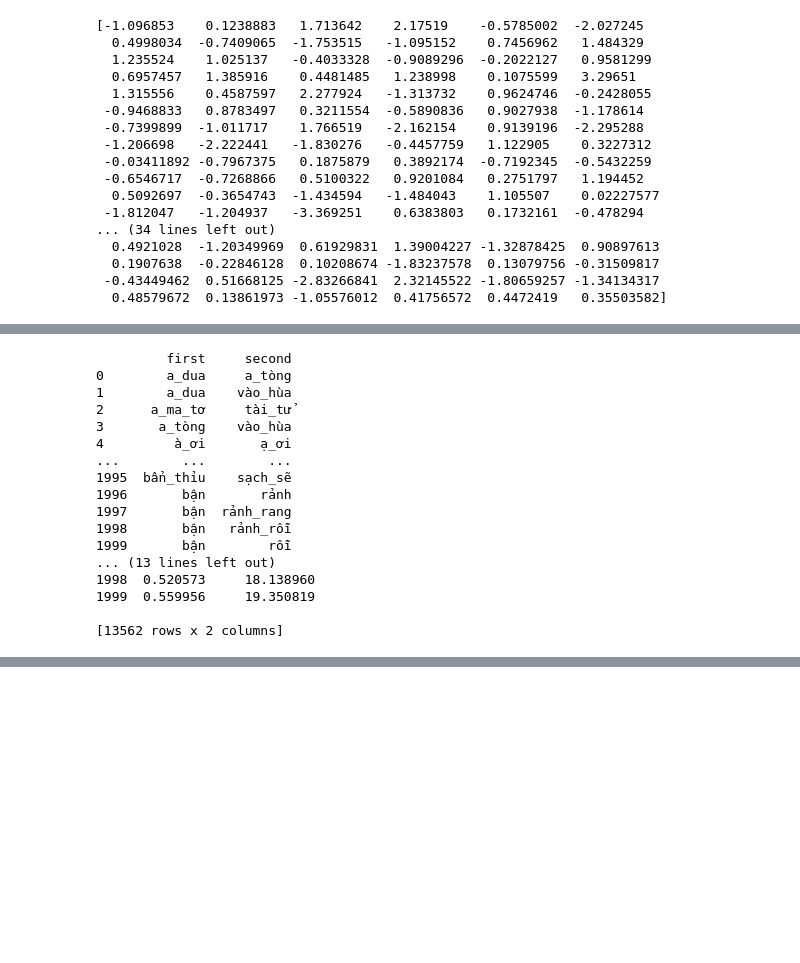
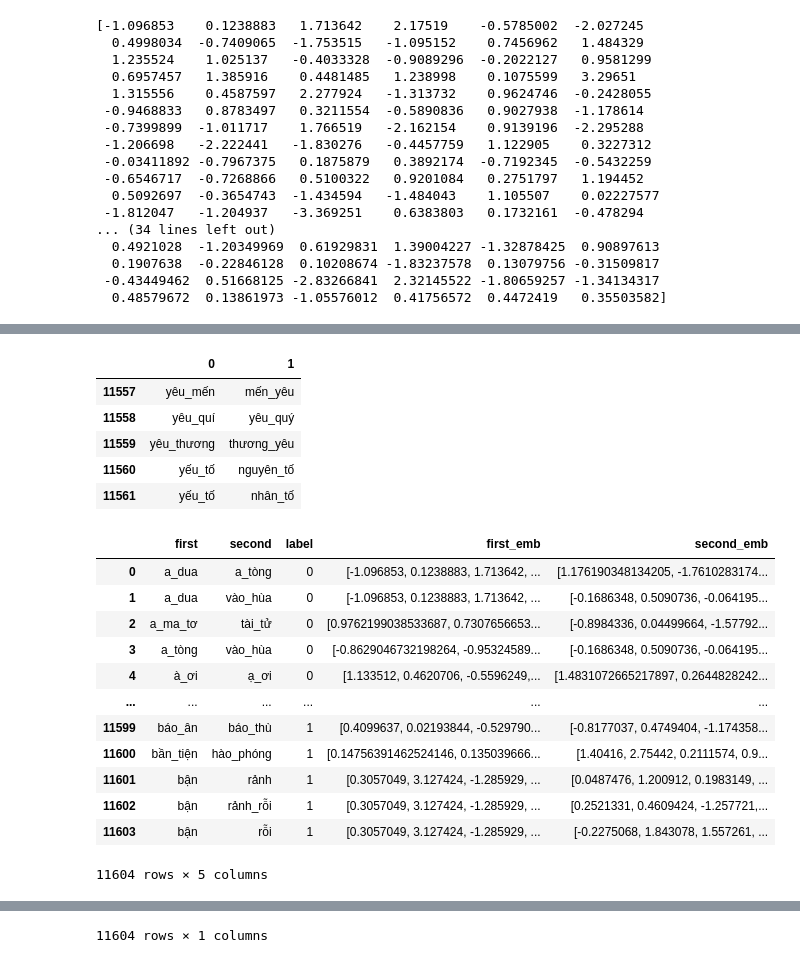
Before and after one commit to superkink3124/Word-Similarity, a Jupyter notebook: task/task3.ipynb, the cells around one changed output, grey strips where cells are left out. Drawn from its saved outputs; the diff is of its cells as text; code cells hidden in the pictures; blank space fills up the shorter version.

```diff
--- a/task/task3.ipynb
+++ b/task/task3.ipynb
@@ -100,20 +149,31 @@ print(np.random.randn(150))
 # %%
-def get_emb(s):
-    if s in word2vec:
-        return word2vec[s]
-    else:
-        return np.random.randn(150)
-# Extract the labels
-labels = np.array(data['label'].astype(np.int32)).reshape((-1, ))
-features = data.drop(columns = ['label'])
-print(features)
+
+# load train data and remove leakage data
+
+anto = pd.read_table("../antonym-synonym set/Antonym_vietnamese.txt", sep=" ", header=None)
+syn = pd.read_table("../antonym-synonym set/Synonym_vietnamese.txt", sep=" ", header=None)
+display(anto.tail())
+display(syn.tail())
+anto["label"] = 1
+syn["label"] = 0
+data = pd.concat([syn, anto])
+data.columns = ["first", "second", "label"]
+
+data = data[~data.set_index(['first','second']).index.isin(test_features.set_index(['Word1','Word2']).index)].reset_index().drop(columns="index")
+
+features = data.copy()
 features['first_emb'] = features.apply(lambda row: get_emb(row['first']), axis=1)
 features['second_emb'] = features.apply(lambda row: get_emb(row['second']), axis=1)
-features['cos'] = features.apply(lambda row: spatial.distance.cosine(row['first_emb'], row['second_emb']), axis=1)
-features['norm_of_diff'] = features.apply(lambda row: np.linalg.norm(row['first_emb'] - row['second_emb']), axis=1)
-features = features.drop(columns = ['first', 'second', 'first_emb', 'second_emb'])
-print(labels)
-print(features)
-X = features
-y = labels
+
+# features = features[features['first_emb'] != "missing"]
+# features = features[features['second_emb'] != "missing"]
+
+display(features)
+
+features['cos'] = features.apply(lambda row: 1 - spatial.distance.cosine(row['first_emb'], row['second_emb']), axis=1)
+# features['norm_of_diff'] = features.apply(lambda row: np.linalg.norm(row['first_emb'] - row['second_emb']), axis=1)
+X = features.drop(columns = ['first', 'second', 'first_emb', 'second_emb', 'label'])
+y = np.array(features['label'].astype(np.int32)).reshape((-1, ))
+
+display(X)
 # %% [output]
@@ -120,17 +186,19 @@ y = labels
+|  | 0 | 1 |
+| 11557 | yêu_mến | mến_yêu |
+| 11558 | yêu_quí | yêu_quý |
+| 11559 | yêu_thương | thương_yêu |
+| 11560 | yếu_tố | nguyên_tố |
+| 11561 | yếu_tố | nhân_tố |
+|  | first | second | label | first_emb | second_emb |
+| 0 | a_dua | a_tòng | 0 | [-1.096853, 0.1238883, 1.713642, ... | [1.176190348134205, -1.7610283174... |
+| 1 | a_dua | vào_hùa | 0 | [-1.096853, 0.1238883, 1.713642, ... | [-0.1686348, 0.5090736, -0.064195... |
+| 2 | a_ma_tơ | tài_tử | 0 | [0.9762199038533687, 0.7307656653... | [-0.8984336, 0.04499664, -1.57792... |
+| 3 | a_tòng | vào_hùa | 0 | [-0.8629046732198264, -0.95324589... | [-0.1686348, 0.5090736, -0.064195... |
+| 4 | à_ơi | ạ_ơi | 0 | [1.133512, 0.4620706, -0.5596249,... | [1.4831072665217897, 0.2644828242... |
+| ... | ... | ... | ... | ... | ... |
+| 11599 | báo_ân | báo_thù | 1 | [0.4099637, 0.02193844, -0.529790... | [-0.8177037, 0.4749404, -1.174358... |
+| 11600 | bần_tiện | hào_phóng | 1 | [0.14756391462524146, 0.135039666... | [1.40416, 2.75442, 0.2111574, 0.9... |
+| 11601 | bận | rảnh | 1 | [0.3057049, 3.127424, -1.285929, ... | [0.0487476, 1.200912, 0.1983149, ... |
+| 11602 | bận | rảnh_rỗi | 1 | [0.3057049, 3.127424, -1.285929, ... | [0.2521331, 0.4609424, -1.257721,... |
+| 11603 | bận | rỗi | 1 | [0.3057049, 3.127424, -1.285929, ... | [-0.2275068, 1.843078, 1.557261, ... |
-         first     second
-0        a_dua     a_tòng
-1        a_dua    vào_hùa
-2      a_ma_tơ     tài_tử
-3       a_tòng    vào_hùa
-4         à_ơi       ạ_ơi
-...        ...        ...
-1995  bẩn_thỉu    sạch_sẽ
-1996       bận       rảnh
-1997       bận  rảnh_rang
-1998       bận   rảnh_rỗi
-1999       bận        rỗi
-... (13 lines left out)
-1998  0.520573     18.138960
-1999  0.559956     19.350819
-
-[13562 rows x 2 columns]
+11604 rows × 5 columns
@@ -137,3 +217,4 @@ y = labels
+11604 rows × 1 columns
 # %%
 from sklearn.linear_model import *
 from sklearn.model_selection import KFold, StratifiedKFold, cross_val_score
```
Also changed, not shown: parts of 7 cells of this notebook.
